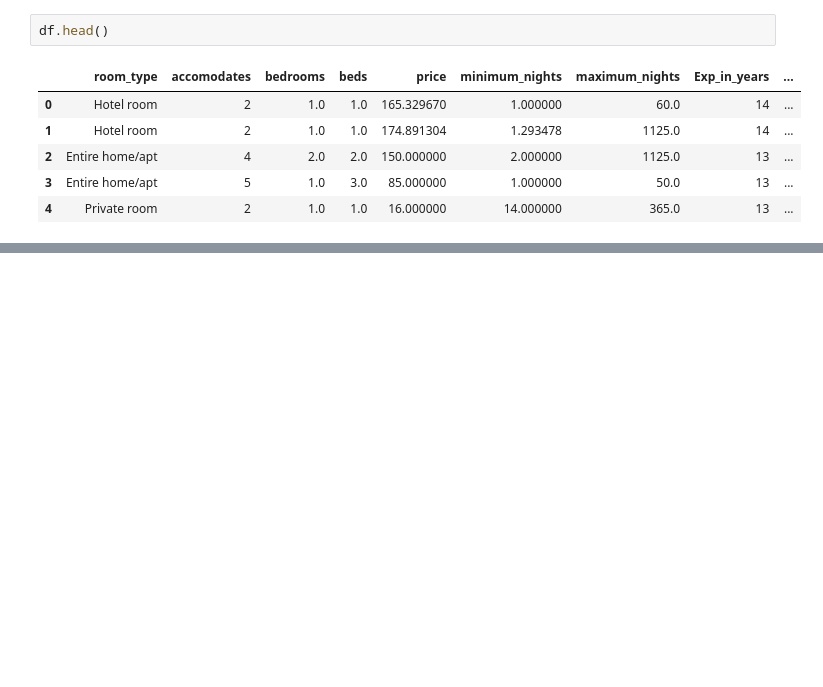
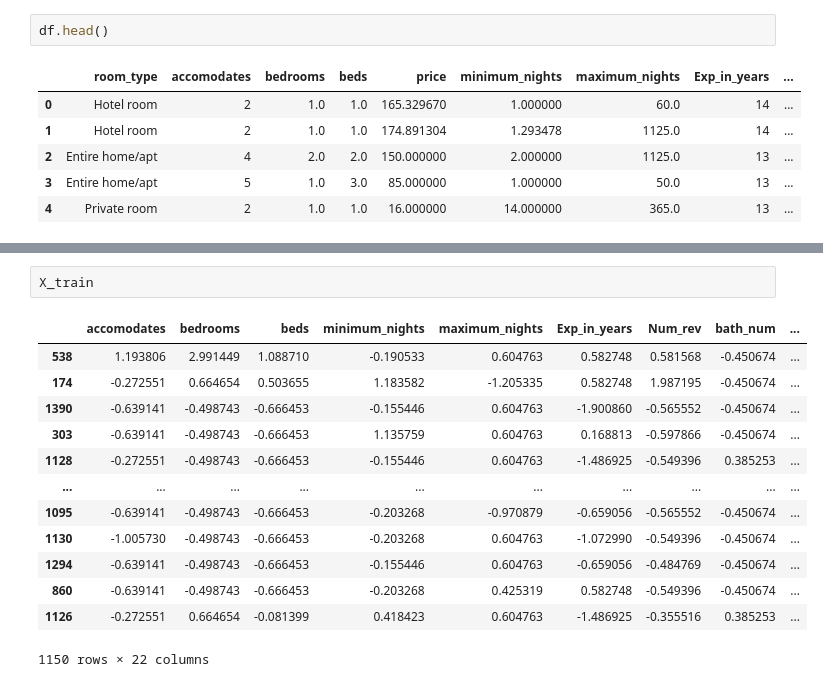
Before and after one commit to paarth28/Airbnb_CapStone, a Jupyter notebook: Airbnb Listings Price Prediction.ipynb, the cells around one changed output, grey strips where cells are left out. Cells and saved outputs as stored; diff of their text form; blank space fills up the shorter version.

```diff
--- a/Airbnb Listings Price Prediction.ipynb
+++ b/Airbnb Listings Price Prediction.ipynb
@@ -794,0 +838,16 @@ df.head()
+# %%
+X_train
+# %% [output]
+|  | accomodates | bedrooms | beds | minimum_nights | maximum_nights | Exp_in_years | Num_rev | bath_num | ... |
+| 538 | 1.193806 | 2.991449 | 1.088710 | -0.190533 | 0.604763 | 0.582748 | 0.581568 | -0.450674 | ... |
+| 174 | -0.272551 | 0.664654 | 0.503655 | 1.183582 | -1.205335 | 0.582748 | 1.987195 | -0.450674 | ... |
+| 1390 | -0.639141 | -0.498743 | -0.666453 | -0.155446 | 0.604763 | -1.900860 | -0.565552 | -0.450674 | ... |
+| 303 | -0.639141 | -0.498743 | -0.666453 | 1.135759 | 0.604763 | 0.168813 | -0.597866 | -0.450674 | ... |
+| 1128 | -0.272551 | -0.498743 | -0.666453 | -0.155446 | 0.604763 | -1.486925 | -0.549396 | 0.385253 | ... |
+| ... | ... | ... | ... | ... | ... | ... | ... | ... | ... |
+| 1095 | -0.639141 | -0.498743 | -0.666453 | -0.203268 | -0.970879 | -0.659056 | -0.565552 | -0.450674 | ... |
+| 1130 | -1.005730 | -0.498743 | -0.666453 | -0.203268 | 0.604763 | -1.072990 | -0.549396 | -0.450674 | ... |
+| 1294 | -0.639141 | -0.498743 | -0.666453 | -0.155446 | 0.604763 | -0.659056 | -0.484769 | -0.450674 | ... |
+| 860 | -0.639141 | -0.498743 | -0.666453 | -0.203268 | 0.425319 | 0.582748 | -0.549396 | -0.450674 | ... |
+| 1126 | -0.272551 | 0.664654 | -0.081399 | 0.418423 | 0.604763 | -1.486925 | -0.355516 | 0.385253 | ... |
+1150 rows × 22 columns
```
Also changed, not shown: parts of 10 cells of this notebook.
